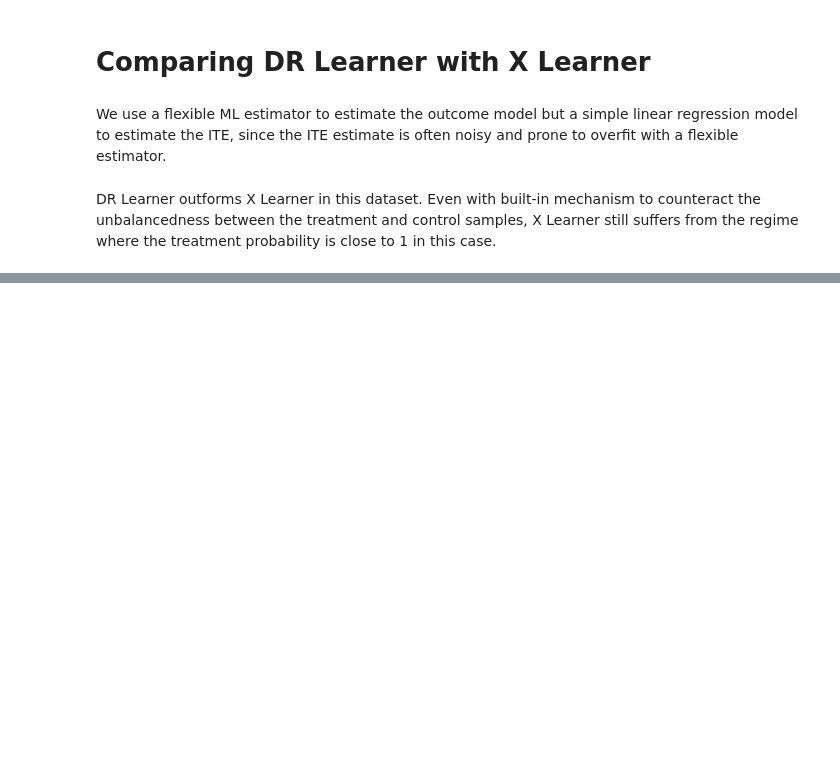
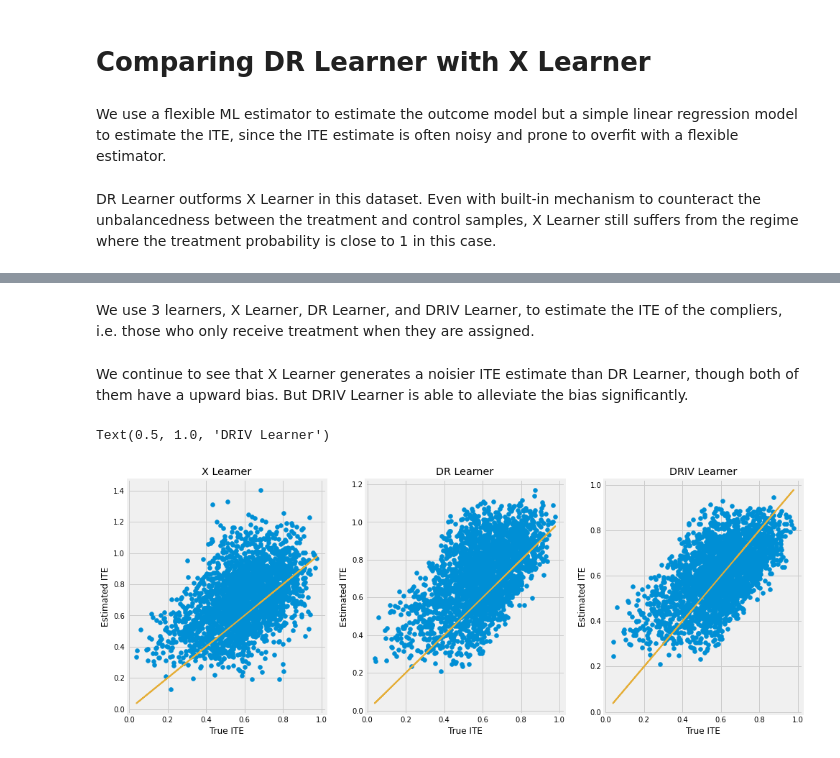
Before and after one commit to uber/causalml, a Jupyter notebook: examples/dr_learner_with_synthetic_data.ipynb, the cells around one changed output, grey strips where cells are left out. Drawn from its saved outputs; the diff is of its cells as text; code cells hidden in the pictures; blank space fills up the shorter version.

Commit message:
Adding DRIV learner code.

```diff
--- a/examples/dr_learner_with_synthetic_data.ipynb
+++ b/examples/dr_learner_with_synthetic_data.ipynb
@@ -54,0 +65,17 @@ Text(0.5, 1.0, 'DR Learner')
+# %%
+n = 10000
+p = 8
+sigma = 1.0
+
+X = np.random.uniform(size=n*p).reshape((n, -1))
+b = np.sin(np.pi * X[:, 0] * X[:, 1]) + 2 * (X[:, 2] - 0.5) ** 2 + X[:, 3] + 0.5 * X[:, 4]
+assignment = (np.random.uniform(size=10000)>0.5).astype(int)
+eta = 0.1
+e = np.maximum(np.repeat(eta, n), np.minimum(np.sin(np.pi * X[:, 0] * X[:, 1]), np.repeat(1-eta, n)))
+e[assignment == 0] = 0
+tau = (X[:, 0] + X[:, 1]) / 2
+X_obs = X[:, [i for i in range(8) if i!=1]]
+
+w = np.random.binomial(1, e, size=n)
+treatment = w
+y = b + (w - 0.5) * tau + sigma * np.random.normal(size=n)
@@ -54,0 +84,33 @@ Text(0.5, 1.0, 'DR Learner')
+# %% [markdown]
+We use 3 learners, X Learner, DR Learner, and DRIV Learner, to estimate the ITE of the compliers, i.e. those who only receive treatment when they are assigned.
+# %%
+learner_x = BaseXRegressor(learner=XGBRegressor(), treatment_effect_learner=LinearRegression())
+cate_x = learner_x.fit_predict(X=X_obs, treatment=treatment, y=y)
+# %%
+learner_dr = BaseDRRegressor(learner=XGBRegressor(), treatment_effect_learner=LinearRegression())
+cate_dr = learner_dr.fit_predict(X=X_obs, treatment=treatment, y=y)
+# %%
+learner_driv = BaseDRIVRegressor(learner=XGBRegressor(), treatment_effect_learner=LinearRegression())
+cate_driv = learner_driv.fit_predict(X=X_obs, assignment=assignment, treatment=treatment, y=y)
+# %% [markdown]
+We continue to see that X Learner generates a noisier ITE estimate than DR Learner, though both of them have a upward bias. But DRIV Learner is able to alleviate the bias significantly.
+# %%
+fig, ax = plt.subplots(1, 3, figsize=(15, 6))
+ax[0].scatter(tau[treatment==1], cate_x[treatment==1])
+ax[0].plot(tau[treatment==1], tau[treatment==1], color='C2', linewidth=2)
+ax[0].set_xlabel('True ITE')
+ax[0].set_ylabel('Estimated ITE')
+ax[0].set_title('X Learner')
+ax[1].scatter(tau[treatment==1], cate_dr[treatment==1])
+ax[1].plot(tau[treatment==1], tau[treatment==1], color='C2', linewidth=2)
+ax[1].set_xlabel('True ITE')
+ax[1].set_ylabel('Estimated ITE')
+ax[1].set_title('DR Learner')
+ax[2].scatter(tau[treatment==1], cate_driv[treatment==1])
+ax[2].plot(tau[treatment==1], tau[treatment==1], color='C2', linewidth=2)
+ax[2].set_xlabel('True ITE')
+ax[2].set_ylabel('Estimated ITE')
+ax[2].set_title('DRIV Learner')
+# %% [output]
+Text(0.5, 1.0, 'DRIV Learner')
+[figure, added]
```
Also changed, not shown: parts of 5 cells of this notebook, 2 other files.
